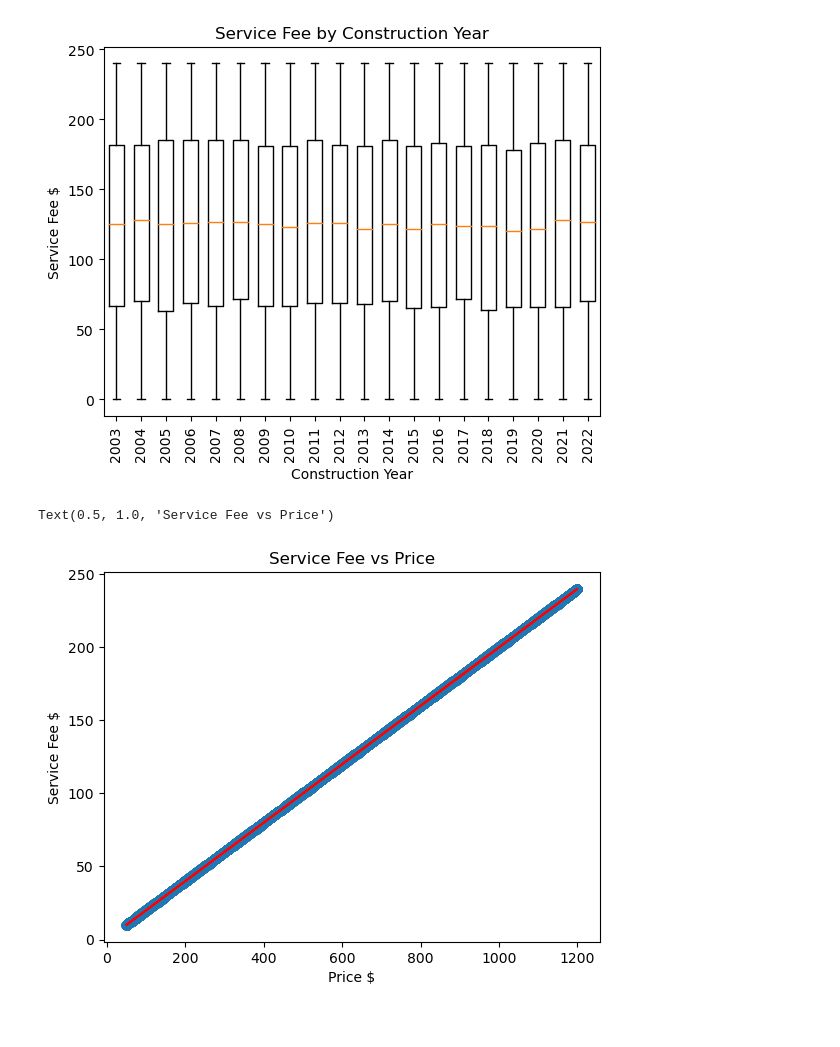
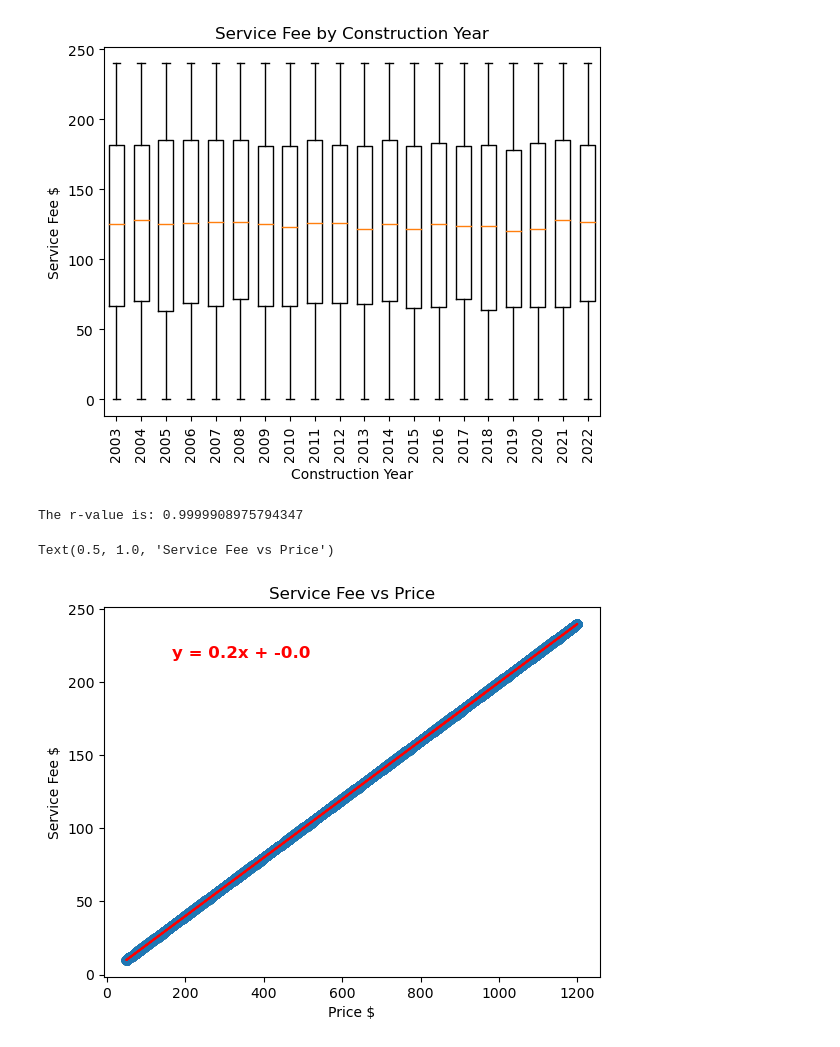
Before and after one commit to stephanielabelle/Project_1_Team6, a Jupyter notebook: steph_price_and_service_fee_plots.ipynb, the cells around one changed output. Drawn from its saved outputs; the diff is of its cells as text; code cells hidden in the pictures.

```diff
--- a/steph_price_and_service_fee_plots.ipynb
+++ b/steph_price_and_service_fee_plots.ipynb
@@ -357,11 +437,11 @@ airbnb_df_sl2.reset_index(drop=True)
 # Service fees based on year of construction
 
 # Defining the Variables
-x_sl = 'Construction year'
-y_sl = 'service fee'
+x = 'Construction year'
+y = 'service fee'
 
 # Making Summary Statistics Table and BoxPlots utilizing makebp function
-makebp_sl(x_sl,y_sl)
+makebp_sl(x,y)
 plt.ylabel("Service Fee $")
 plt.xlabel("Construction Year")
 plt.xticks(rotation=90)
@@ -391,26 +471,25 @@ Text(0.5, 1.0, 'Service Fee by Construction Year')
 # Defining a linear regression function and scatter plot
 
 def lin_reg_sl(x,y):
-    (slope, intercept, rvalue, pvalue, stderr) = linregress(x_sl,y_sl)
-    regress_value = x_sl * slope + intercept
-    line_eq_sl = f'y = {round(slope,2)}x + {round(intercept,2)}'
-    yplacement = y_sl.max()-((y_sl.max()-y_sl.min())/10)
-    xplacement = x_sl.min()+((x_sl.max()-x_sl.min())/10)
-    return plt.scatter(x_sl,y_sl,alpha=0.5),plt.plot(x_sl, regress_value, "r-"),
-    plt.annotate(line_eq_sl, (xplacement,yplacement), fontsize=12, color='red', weight='bold'),
-    print(f'The r-value is: {rvalue}')
+    (slope, intercept, rvalue, pvalue, stderr) = linregress(x,y)
+    regress_value = x * slope + intercept
+    line_eq = f'y = {round(slope,2)}x + {round(intercept,2)}'
+    yplacement = y.max()-((y.max()-y.min())/10)
+    xplacement = x.min()+((x.max()-x.min())/10)
+    return plt.scatter(x,y,alpha=0.5),plt.plot(x, regress_value, "r-"), plt.annotate(line_eq, (xplacement,yplacement), fontsize=12, color='red', weight='bold'), print(f'The r-value is: {rvalue}')
 # %%
 # Service fee by Price Scatter Plot
 
 # Defining the Variables
-x_sl = airbnb_df_sl2["price"]
-y_sl = airbnb_df_sl2['service fee']
+x = airbnb_df_sl2["price"]
+y = airbnb_df_sl2['service fee']
 
 # Scatter plot and linear regression
-lin_reg_sl(x_sl,y_sl)
+lin_reg_sl(x,y)
 plt.xlabel("Price $")
 plt.ylabel("Service Fee $")
 plt.title("Service Fee vs Price")
 # %% [output]
-Text(0.5, 1.0, 'Service Fee vs Price')
+The r-value is: 0.9999908975794347
+Text(0.5, 1.0, 'Service Fee vs Price')
-[figure, old version]
+[figure, new version]
```
Also changed, not shown: parts of 16 cells of this notebook.
